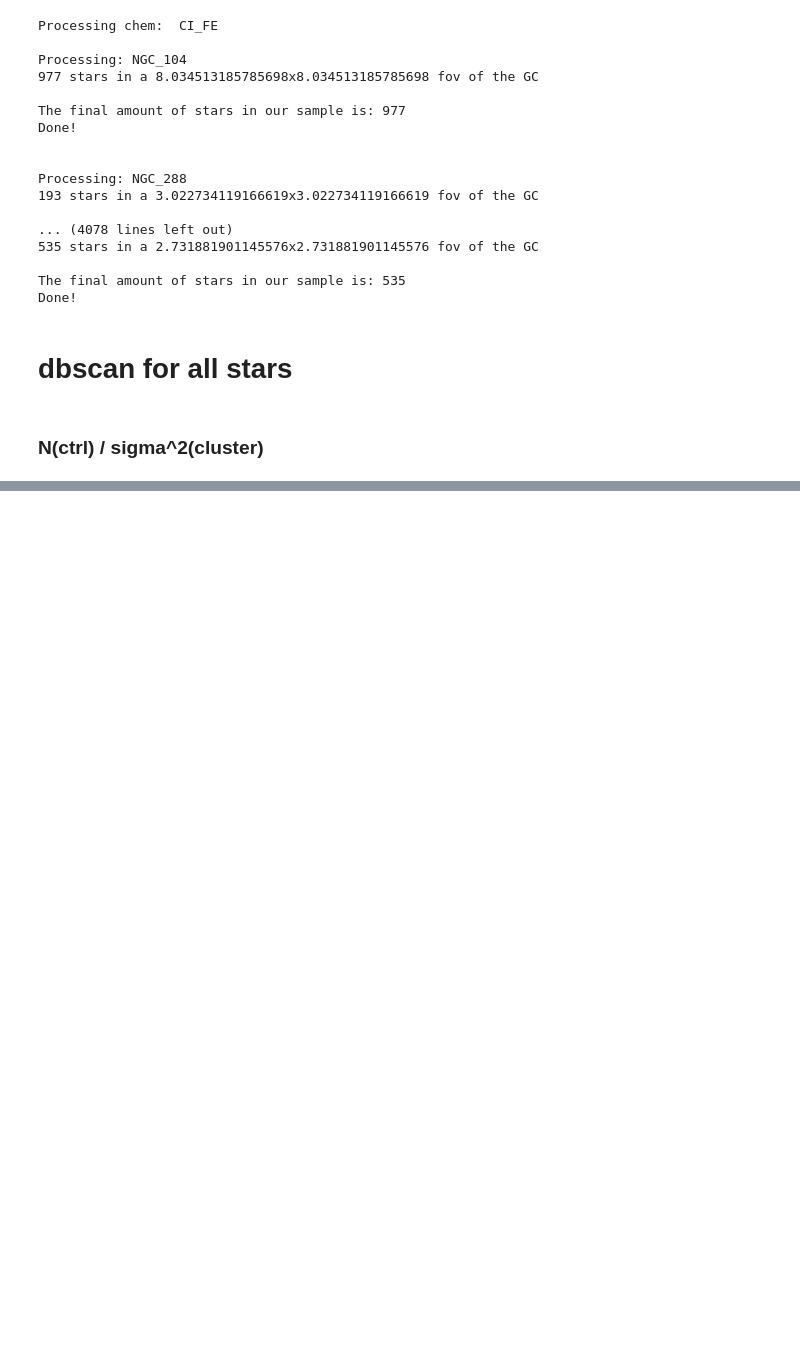
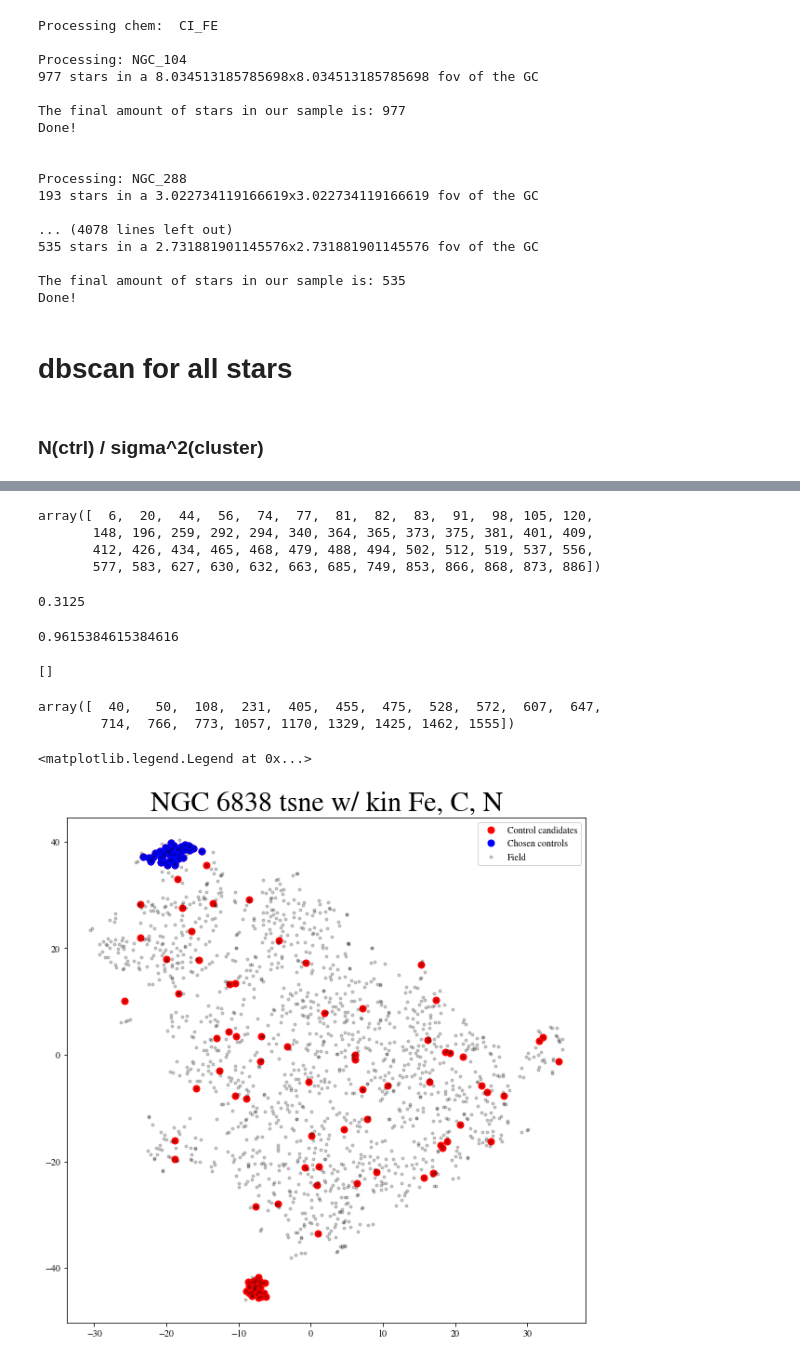
Before and after one commit to ryanwang787/Extra_tidal_star_search, a Jupyter notebook: Subset iteration notebook (5RT).ipynb, the cells around one changed output, grey strips where cells are left out. Saved outputs shown, nothing was run; the diff lists cells and outputs as text; code cells hidden in the pictures; blank space fills up the shorter version.

```diff
--- a/Subset iteration notebook (5RT).ipynb
+++ b/Subset iteration notebook (5RT).ipynb
@@ -1040,7 +1055,6 @@ def db_opt_ctrl(name, title, x, y, eps, samp, controls, abundances):
 
 
     sigma_label = [] # list for sigma of each cluster
-    median_label = [] # list for median of each cluster
 
     lab_indices = [[] for _ in range(len(lab))] # list to get the indices of every member for each unique label
     # e.g. lab=0 [a1, a2, a3] lab=1 [b1, b2] lab=2 [c1, c2, c3, c4] where a,b,c are the indices
@@ -1052,15 +1066,24 @@ def db_opt_ctrl(name, title, x, y, eps, samp, controls, abundances):
         lab_y[i] = y[lab_indices[i]]
 
     for i in range(len(lab_indices)): # going through each cluster of the iteration
-        # ckdtree for each label
-        col_label = np.column_stack([lab_x[i],lab_y[i]]) # column stack for cKDTree
-        tree_label = cKDTree(col_label) # making a tree
-        dist_label, arg_label = tree_label.query(col_label, k=2) # querying tree for nearest neighbour distance
-        dist_median = np.median(dist_label[:,1])
-        dist_sigma = np.std(dist_label[:,1]) # nearest neighbour distance dispersion
+        # finding the spread from the mean of x and y
+
+        median_x = np.median(lab_x[i])
+        median_y = np.median(lab_y[i])
+
+        # subtracting the mean from each point to find dist of point to mean
+        new_lab_x = []
+        for j in lab_x[i]:
+            new_lab_x.append(j - median_x)
+
+        new_lab_y = []
+        for j in lab_y[i]:
+            new_lab_y.append(j - median_y)
+
+        # adding the std of x and y in quadrature
+        dist_sigma = np.sqrt(np.std(new_lab_x)**2 + np.std(new_lab_y)**2)
 
         sigma_label.append(dist_sigma)
-        median_label.append(dist_median)
 
     N_sigma = [] # N / sigma^2 list
 
@@ -1997,0 +2102,43 @@ with open('saved_runs_5_RT/final_umap_total.pkl', 'rb') as f:
+# %%
+final_et_19[0]
+# %% [output]
+array([  6,  20,  44,  56,  74,  77,  81,  82,  83,  91,  98, 105, 120,
+       148, 196, 259, 292, 294, 340, 364, 365, 373, 375, 381, 401, 409,
+       412, 426, 434, 465, 468, 479, 488, 494, 502, 512, 519, 537, 556,
+       577, 583, 627, 630, 632, 663, 685, 749, 853, 866, 868, 873, 886])
+# %%
+count = 0
+for i in final_et_total[9][0]:
+    if i in final_et_19[0]:
+        count += 1
+
+print(count / len(final_et_total[9][0]))
+# %% [output]
+0.3125
+# %%
+count = 0
+for i in final_et_19[0]:
+    if i in final_et_total[9][0]:
+        count += 1
+print(count / len(final_et_19[0]))
+# %% [output]
+0.9615384615384616
+# %%
+final_et_19[31]
+# %% [output]
+[]
+# %%
+final_et_total[3][31]
+# %% [output]
+array([  40,   50,  108,  231,  405,  455,  475,  528,  572,  607,  647,
+        714,  766,  773, 1057, 1170, 1329, 1425, 1462, 1555])
+# %%
+fig = plt.figure(figsize=(10,10))
+plt.plot(tsne_control_X_total[1][31], tsne_control_Y_total[1][31], 'or', markersize=7, label='Control candidates')
+plt.plot(tsne_all_X_total[1][31][tsne_ctrl_inds_total[1][31]], tsne_all_Y_total[1][31][tsne_ctrl_inds_total[1][31]], 'ob', alpha=1, markersize=7, label='Chosen controls')
+plt.plot(tsne_all_X_total[1][31], tsne_all_Y_total[1][31], 'ok', alpha=0.2, markersize=3, label='Field')
+plt.title('NGC 6838 tsne w/ kin Fe, C, N', fontsize=30)
+plt.legend()
+# %% [output]
+<matplotlib.legend.Legend at 0x...>
+[figure, added]
```
Also changed, not shown: parts of 23 cells of this notebook.
